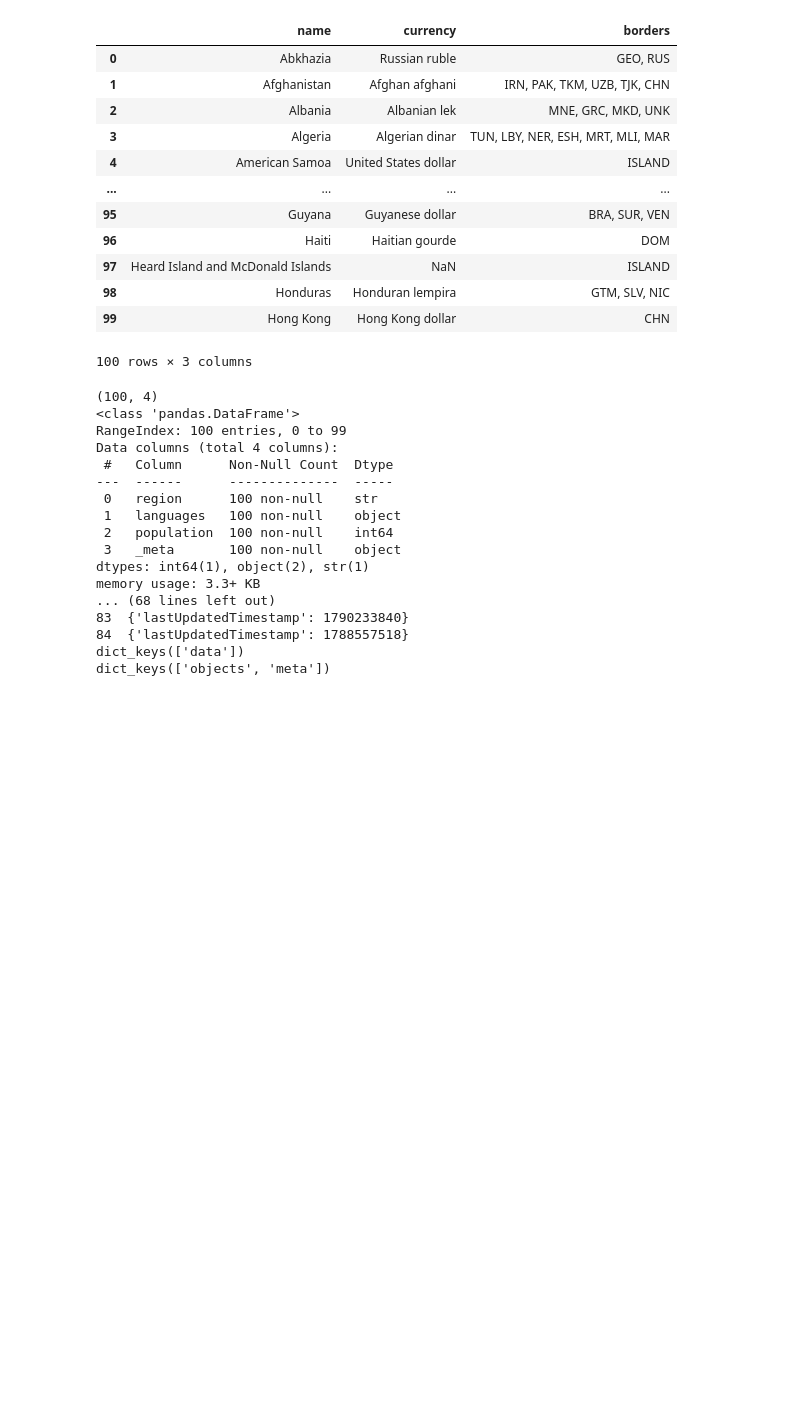
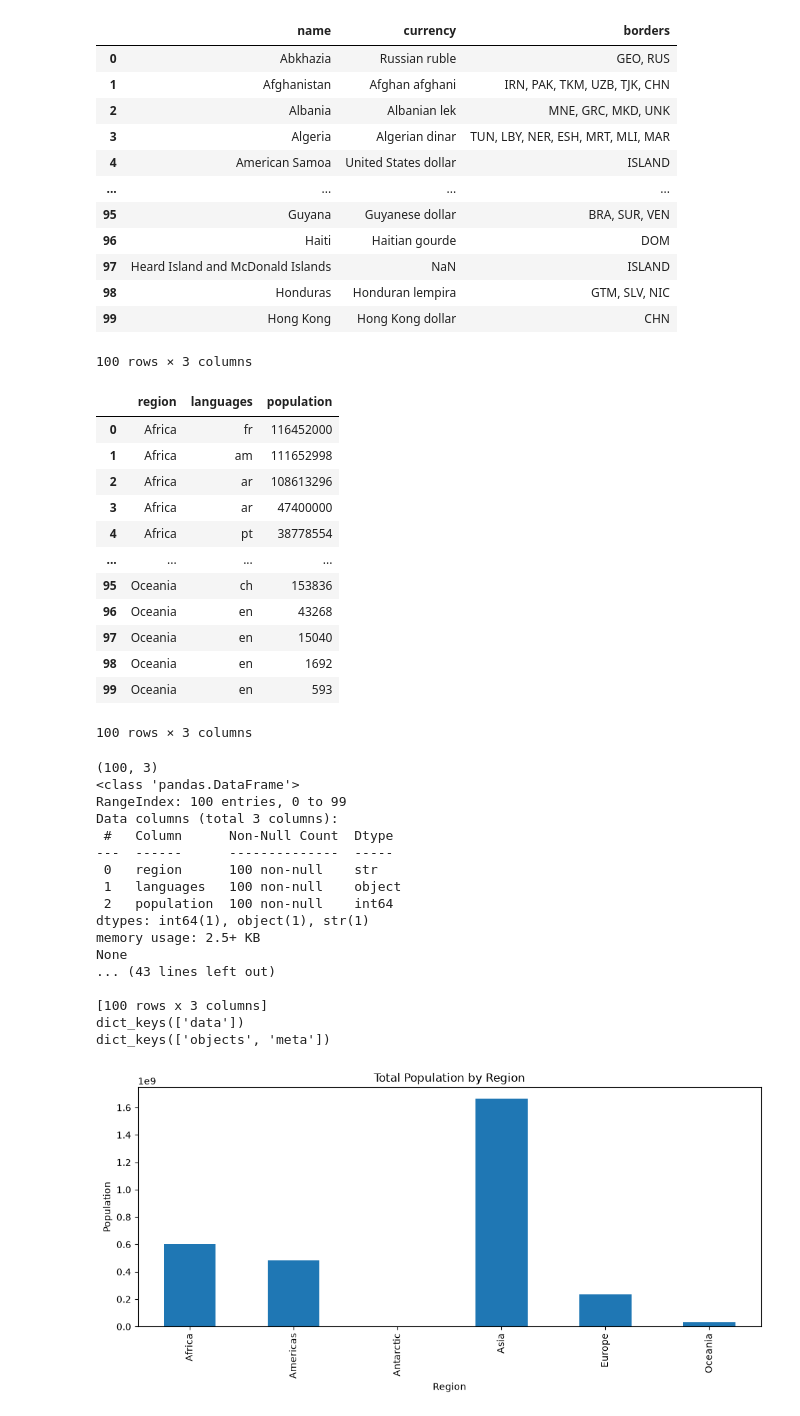
Before and after one commit to Tahtawy-1/DE-Project, a Jupyter notebook: Project/main.ipynb, the cells around one changed output. Cells and saved outputs as stored; diff of their text form; code cells hidden in the pictures; blank space fills up the shorter version.

```diff
--- a/Project/main.ipynb
+++ b/Project/main.ipynb
@@ -48,6 +48,7 @@ import pandas as pd
 import sqlite3
 import requests
 import numpy
+import matplotlib.pyplot as plt
 
 API_key = 'https://api.restcountries.com/countries/v5?response_fields=population,region,languages&limit=100'
 
@@ -62,49 +63,88 @@ else:
     print(f"Error: {response.status_code} - {response.text}")
 
 
+
+
+
+
+
+
 df = pd.DataFrame(data['data']['objects'])
+
+df['languages'] = df['languages'].str[0].str['bcp47']
+df['languages'] = df['languages'].fillna('en')
+df = df.drop(columns=['_meta'])
+df = df.sort_values(by=['region', 'population'], ascending=[True, False])
+df = df.reset_index(drop=True)
+display(df.head(100))
+
+
 print(df.shape)
 print(df.info())
 print(df.isnull().sum())
 print(df.describe())
 print(df['region'].value_counts())
 print(df[['region', 'population']].duplicated().sum())
 print(df['population'].min())
 print(df['population'].max())
 print(df[df['population'] == 0])
 
 q1 = df['population'].quantile(0.25)
 q3 = df['population'].quantile(0.75)
 
-iqr = Q3 - Q1
+iqr =q1 - q3
 
 lower = q1 - 1.5 * iqr
 upper = q3 + 1.5 * iqr
 
 outliers = df[(df['population'] < lower) | (df['population'] > upper)]
 
 print("q1:", q1)
 print("q3:", q3)
 print("iqr:", iqr)
 print("outliers:", len(outliers))
 print(outliers)
 print(data.keys())
 print(data['data'].keys())
+
+df.groupby('region')['population'].sum().plot(
+    kind='bar',
+    figsize=(10, 5)
+)
+plt.title('Total Population by Region')
+plt.xlabel('Region')
+plt.ylabel('Population')
+plt.tight_layout()
+plt.show()
 # %% [output]
+|  | region | languages | population |
+| 0 | Africa | fr | 116452000 |
+| 1 | Africa | am | 111652998 |
+| 2 | Africa | ar | 108613296 |
+| 3 | Africa | ar | 47400000 |
+| 4 | Africa | pt | 38778554 |
+| ... | ... | ... | ... |
+| 95 | Oceania | ch | 153836 |
+| 96 | Oceania | en | 43268 |
+| 97 | Oceania | en | 15040 |
+| 98 | Oceania | en | 1692 |
+| 99 | Oceania | en | 593 |
-(100, 4)
-<class 'pandas.DataFrame'>
-RangeIndex: 100 entries, 0 to 99
-Data columns (total 4 columns):
- #   Column      Non-Null Count  Dtype
----  ------      --------------  -----
- 0   region      100 non-null    str
- 1   languages   100 non-null    object
- 2   population  100 non-null    int64
- 3   _meta       100 non-null    object
-dtypes: int64(1), object(2), str(1)
-memory usage: 3.3+ KB
-... (68 lines left out)
-83  {'lastUpdatedTimestamp': 1790233840}
-84  {'lastUpdatedTimestamp': 1788557518}
-dict_keys(['data'])
-dict_keys(['objects', 'meta'])
+100 rows × 3 columns
+(100, 3)
+<class 'pandas.DataFrame'>
+RangeIndex: 100 entries, 0 to 99
+Data columns (total 3 columns):
+ #   Column      Non-Null Count  Dtype
+---  ------      --------------  -----
+ 0   region      100 non-null    str
+ 1   languages   100 non-null    object
+ 2   population  100 non-null    int64
+dtypes: int64(1), object(1), str(1)
+memory usage: 2.5+ KB
+None
+... (43 lines left out)
+
+[100 rows x 3 columns]
+dict_keys(['data'])
+dict_keys(['objects', 'meta'])
+[figure, added]
```
